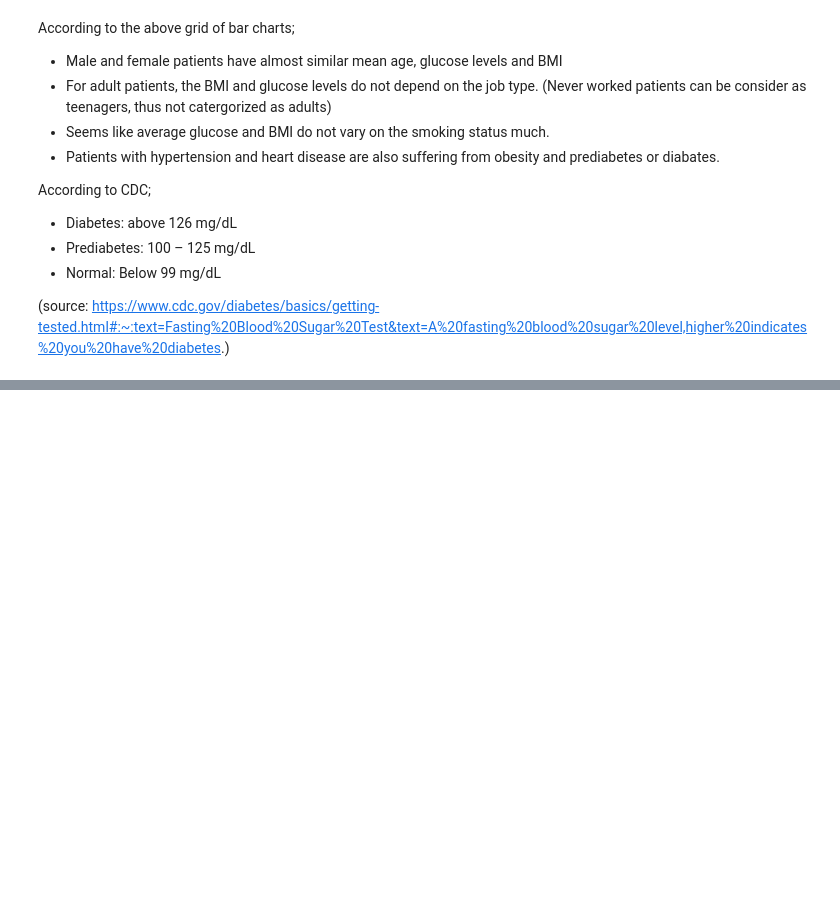
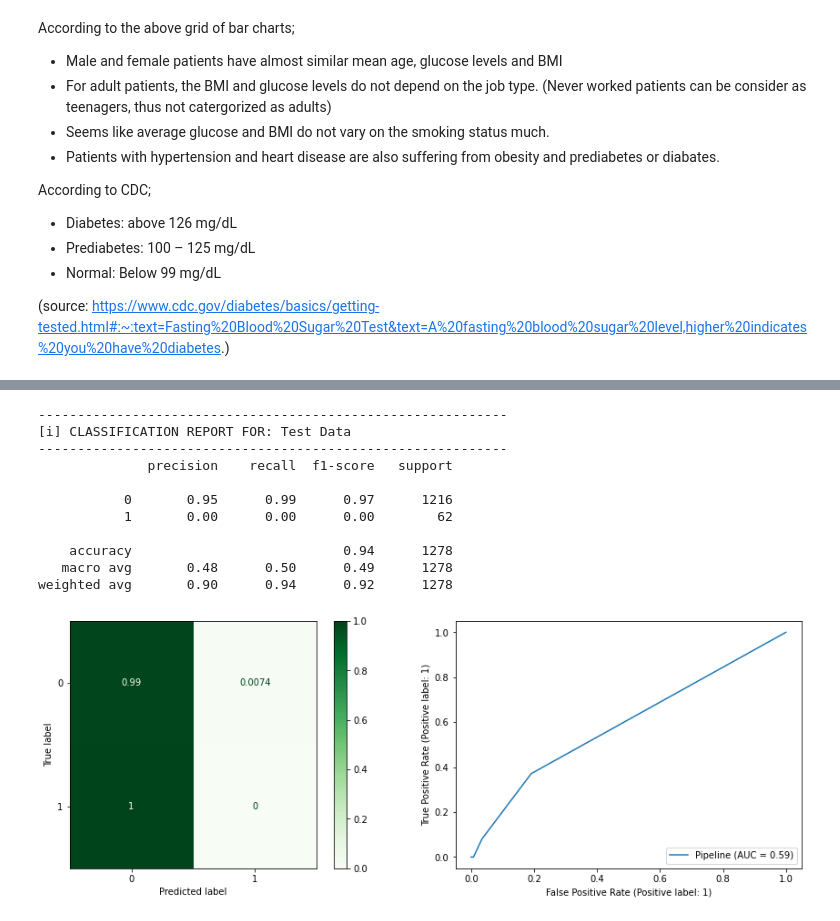
Before and after one commit to sheha919/Stroke_Prediction, a Jupyter notebook: stroke_prediction.ipynb, the cells around one changed output, grey strips where cells are left out. Cells and saved outputs as stored; diff of their text form; code cells hidden in the pictures; blank space fills up the shorter version.

```diff
--- a/stroke_prediction.ipynb
+++ b/stroke_prediction.ipynb
@@ -372,0 +599,4 @@ According to CDC;
+# %%
+knn = KNeighborsClassifier()
+knn_pipe = make_pipeline(preprocessor, knn)
+knn_pipe.fit(X_train, y_train)
@@ -372,0 +619,15 @@ According to CDC;
+# %%
+evaluate_classiffication(knn_pipe, X_test, y_test, label="Test Data")
+# %% [output]
+------------------------------------------------------------
+[i] CLASSIFICATION REPORT FOR: Test Data
+------------------------------------------------------------
+              precision    recall  f1-score   support
+
+           0       0.95      0.99      0.97      1216
+           1       0.00      0.00      0.00        62
+
+    accuracy                           0.94      1278
+   macro avg       0.48      0.50      0.49      1278
+weighted avg       0.90      0.94      0.92      1278
+[figure, added]
```
Also changed, not shown: parts of 73 cells of this notebook.
